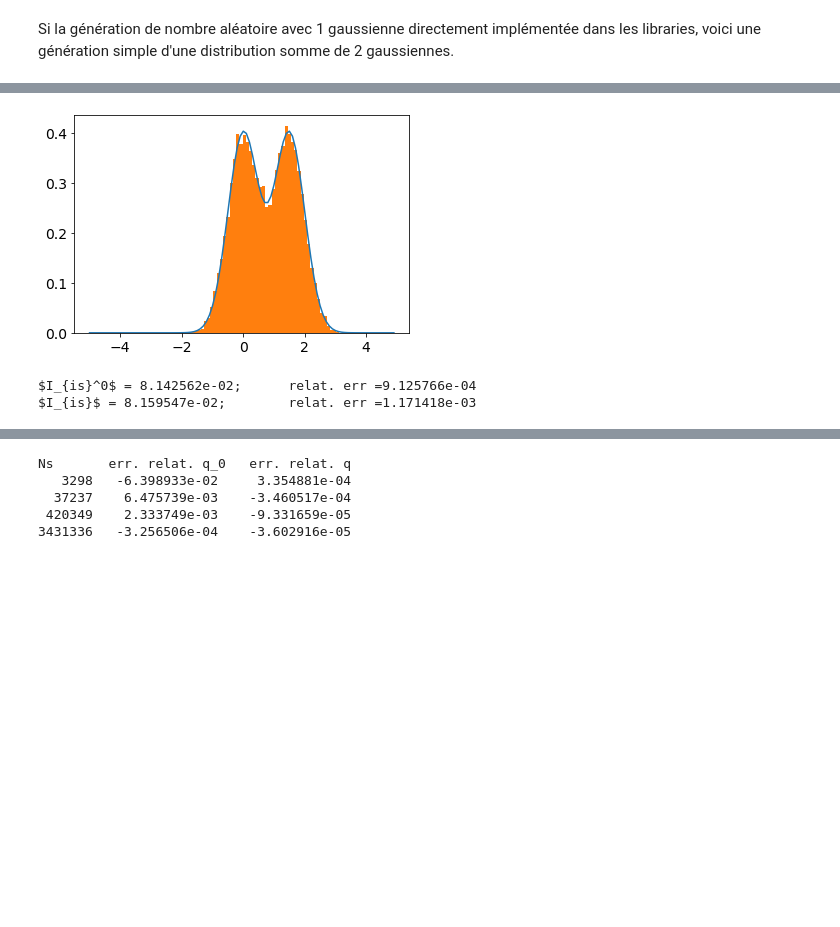
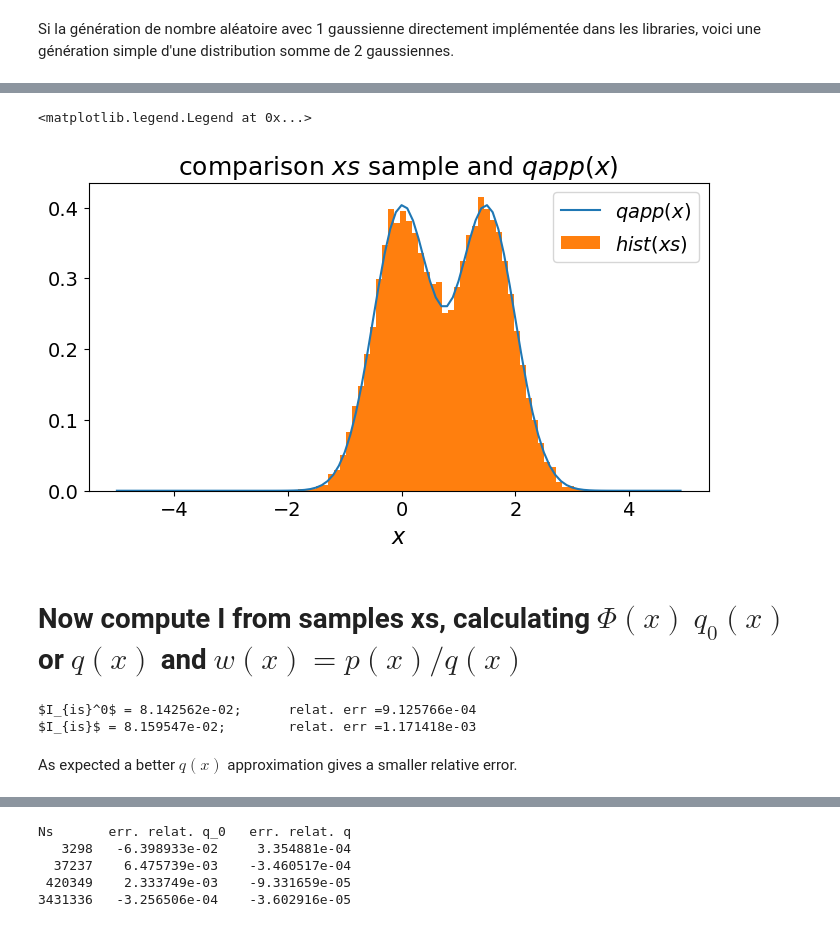
Before and after one commit to sylvielsstfr/JaxTutos, a Jupyter notebook: JAX-MC-Sampling.ipynb, the cells around one changed output, grey strips where cells are left out. Saved outputs shown, nothing was run; the diff lists cells and outputs as text; code cells hidden in the pictures; blank space fills up the shorter version.

```diff
--- a/JAX-MC-Sampling.ipynb
+++ b/JAX-MC-Sampling.ipynb
@@ -259,10 +301,17 @@ xs  = jnp.concatenate([xs1,xs2])
 quad = ClenshawCurtisQuad(100)
 Zq = quadIntegral(lambda x: qapp(x),-5, 5, quad)
 # %%
+fig, ax = plt.subplots(1,1,figsize=(8,4))
 xi = np.arange(-5,5,0.1)
-plt.plot(xi,qapp(xi)/Zq)
-plt.hist(np.array(xs),bins=50,density=True);
+ax.plot(xi,qapp(xi)/Zq,label="$qapp(x)$")
+ax.hist(np.array(xs),bins=50,density=True,label="$hist(xs)$");
+ax.set_xlabel("$x$")
+ax.set_title("comparison $xs$ sample and $qapp(x)$" )
+ax.legend()
 # hist n'aime pas les devic array de Jax/Lax mais la conversion en np.ndarray est immediate
 # %% [output]
+<matplotlib.legend.Legend at 0x...>
-[figure, old version]
+[figure, new version]
+# %% [markdown]
+# Now compute I from samples xs, calculating $\Phi(x)$ $q_0(x)$ or $q(x)$ and $w(x)=p(x)/q(x)$
 # %%
@@ -305,6 +358,8 @@ print(f"$I_{{is}}$ = {Integ_is:.6e};  \trelat. err ={np.abs(Integ_is-Integ_true)
 # %% [output]
 $I_{is}^0$ = 8.142562e-02;      relat. err =9.125766e-04
 $I_{is}$ = 8.159547e-02;        relat. err =1.171418e-03
+# %% [markdown]
+As expected a better $q(x)$ approximation gives a smaller relative error.
 # %%
 _,bins,_=plt.hist(np.array(Ws0),bins=50,alpha=0.5,density=True,label='$W(q_0)$');
 plt.hist(np.array(Ws),bins=bins,alpha=0.5,density=True,label='$W(q)$');
```
Also changed, not shown: parts of 57 cells of this notebook, 7 other files.
